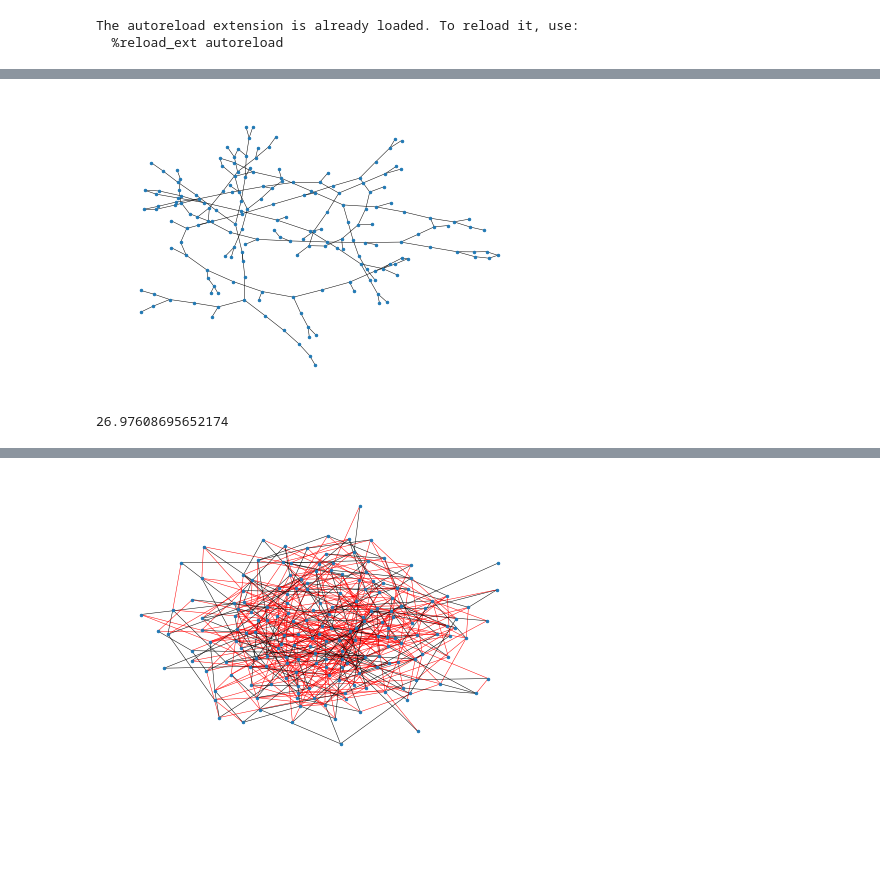
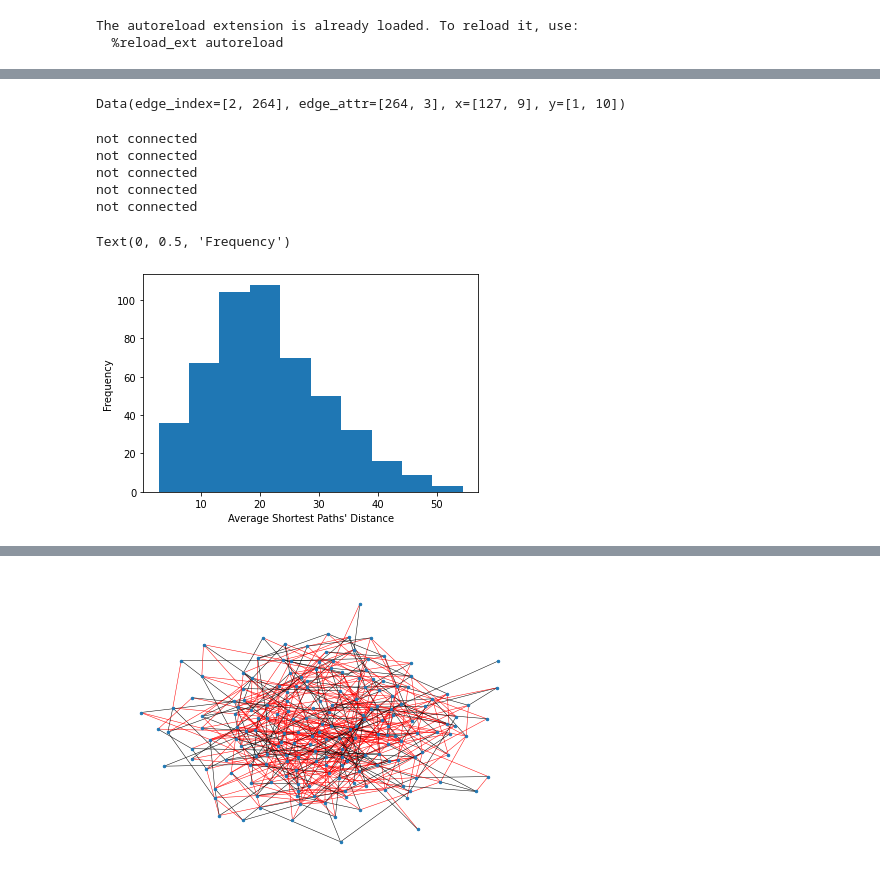
Before and after one commit to luckyjackluo/LR-GNN, a Jupyter notebook: work_place.ipynb, the cells around one changed output, grey strips where cells are left out. Cells and saved outputs as stored; diff of their text form; code cells hidden in the pictures; blank space fills up the shorter version.

```diff
--- a/work_place.ipynb
+++ b/work_place.ipynb
@@ -25,7 +27,7 @@ from sklearn.metrics import average_precision_score
 The autoreload extension is already loaded. To reload it, use:
   %reload_ext autoreload
 # %%
-dataset = PeptidesFunctionalDataset("datasets")
+dataset = PeptidesFunctionalDataset("/home/zluo/nn/LR-GNN/test/testdata/")
 idx_lst = np.random.choice([i for i in range(len(dataset))], size=500, replace=False)
 dataset = dataset[idx_lst]
 # %% [output]
@@ -55,3 +53,7 @@ Data(edge_index=[2, 282], edge_attr=[282, 3], x=[138, 9], y=[1, 10])
+# %%
+data
+# %% [output]
+Data(edge_index=[2, 264], edge_attr=[264, 3], x=[127, 9], y=[1, 10])
 # %%
 one_hot = []
 for y in Y:
@@ -66,13 +68,25 @@ for idx in range(len(dataset)):
     data.y = torch.FloatTensor([one_hot[idx]])
     data_lst.append(data)
 # %%
-d = data_lst[0]
-g1 = nx.Graph(d.edge_index.T.tolist())
-nx.draw(g1, node_size=6, width=0.5)
-old_edgs = list(g1.edges)
+old_avg_length = []
+
+for idx in range(len(data_lst)):
+    d = data_lst[idx]
+    g1 = nx.Graph(d.edge_index.T.tolist())
+    try:
+        old_avg_length.append(nx.average_shortest_path_length(g1))
+    except:
+        print("not connected")
 # %% [output]
-[figure, removed]
+not connected
+not connected
+not connected
+not connected
+not connected
-# %%
-nx.average_shortest_path_length(g1)
-# %% [output]
-26.97608695652174
+# %%
+plt.hist(old_avg_length)
+plt.xlabel("Average Shortest Paths' Distance")
+plt.ylabel("Frequency")
+# %% [output]
+Text(0, 0.5, 'Frequency')
+[figure, added]
```
Also changed, not shown: parts of 20 cells of this notebook, 4 other files.
